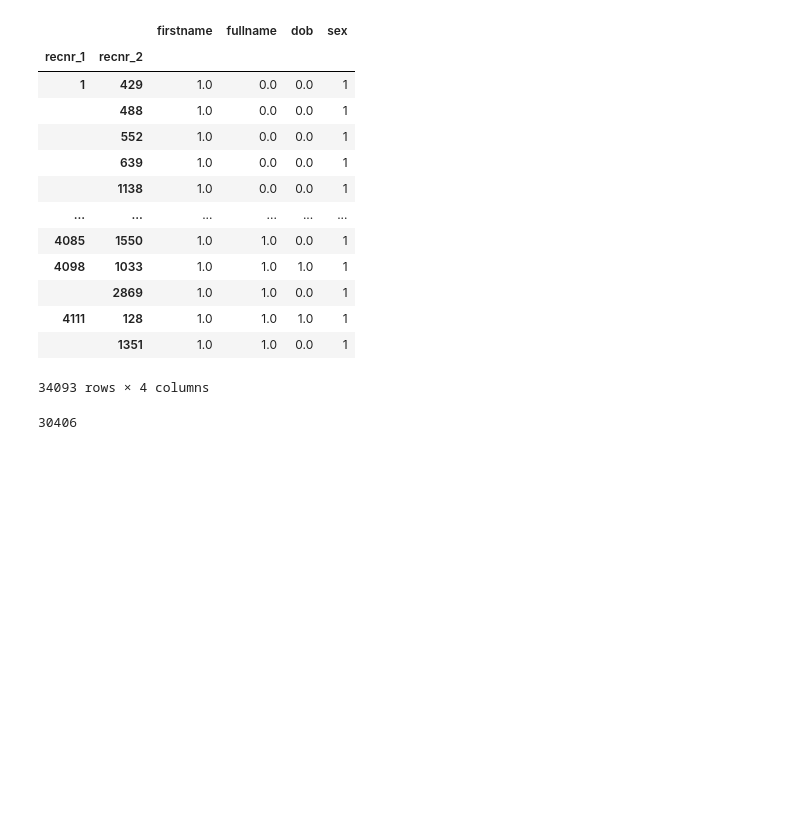
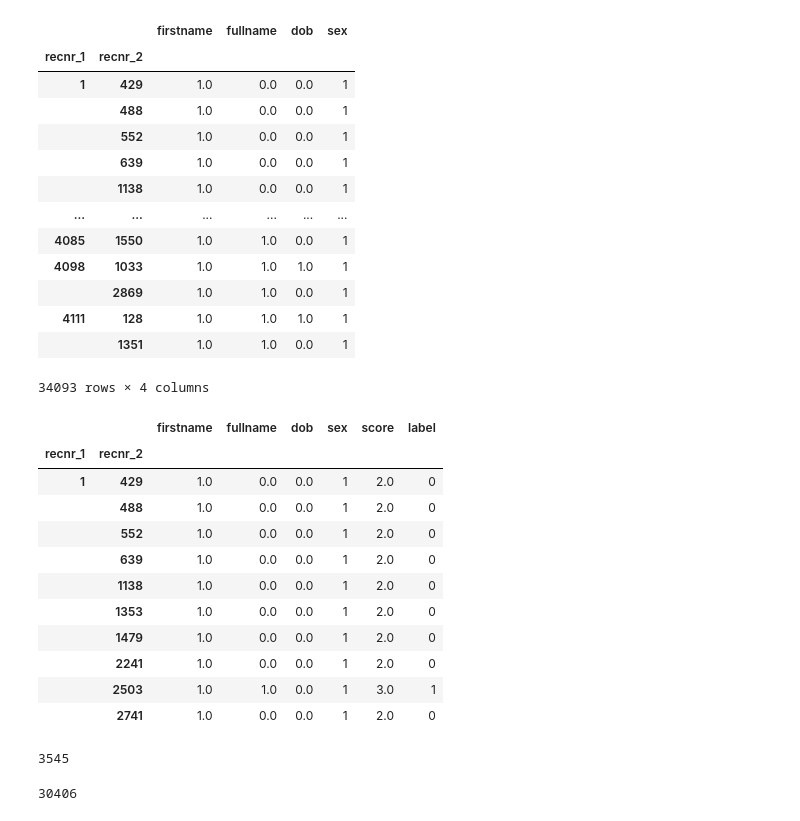
Before and after one commit to Guylord/Record-Linkage-tool-APHRC-DSE-Inspire-Hackathon-2024-, a Jupyter notebook: APHRC_DSE_Inspire_Hackathon_2024.ipynb, the cells around one changed output. Cells and saved outputs as stored; diff of their text form; code cells hidden in the pictures; blank space fills up the shorter version.

```diff
--- a/APHRC_DSE_Inspire_Hackathon_2024.ipynb
+++ b/APHRC_DSE_Inspire_Hackathon_2024.ipynb
@@ -211,6 +189,29 @@ potential_matches
 | 4111 | 128 | 1.0 | 1.0 | 1.0 | 1 |
 |  | 1351 | 1.0 | 1.0 | 0.0 | 1 |
 34093 rows × 4 columns
+# %%
+potential_matches_labelled = potential_matches.copy()
+potential_matches_labelled['score'] = potential_matches_labelled[['firstname', 'fullname', 'dob', 'sex']].sum(axis=1)
+potential_matches_labelled['label'] = potential_matches_labelled['score'].apply(lambda x: 1 if x >= 3 else 0)
+potential_matches_labelled.head(10)
+# %% [output]
+|  |  | firstname | fullname | dob | sex | score | label |
+| recnr_1 | recnr_2 |  |  |  |  |  |  |
+| 1 | 429 | 1.0 | 0.0 | 0.0 | 1 | 2.0 | 0 |
+|  | 488 | 1.0 | 0.0 | 0.0 | 1 | 2.0 | 0 |
+|  | 552 | 1.0 | 0.0 | 0.0 | 1 | 2.0 | 0 |
+|  | 639 | 1.0 | 0.0 | 0.0 | 1 | 2.0 | 0 |
+|  | 1138 | 1.0 | 0.0 | 0.0 | 1 | 2.0 | 0 |
+|  | 1353 | 1.0 | 0.0 | 0.0 | 1 | 2.0 | 0 |
+|  | 1479 | 1.0 | 0.0 | 0.0 | 1 | 2.0 | 0 |
+|  | 2241 | 1.0 | 0.0 | 0.0 | 1 | 2.0 | 0 |
+|  | 2503 | 1.0 | 1.0 | 0.0 | 1 | 3.0 | 1 |
+|  | 2741 | 1.0 | 0.0 | 0.0 | 1 | 2.0 | 0 |
+# %%
+true_links = potential_matches_labelled[potential_matches_labelled['score']>=3.0]
+len(true_links)
+# %% [output]
+3545
 # %%
 potential_matches.reset_index().duplicated(subset=['recnr_1']).sum()
 # %% [output]
```
Also changed, not shown: parts of 10 cells of this notebook.
